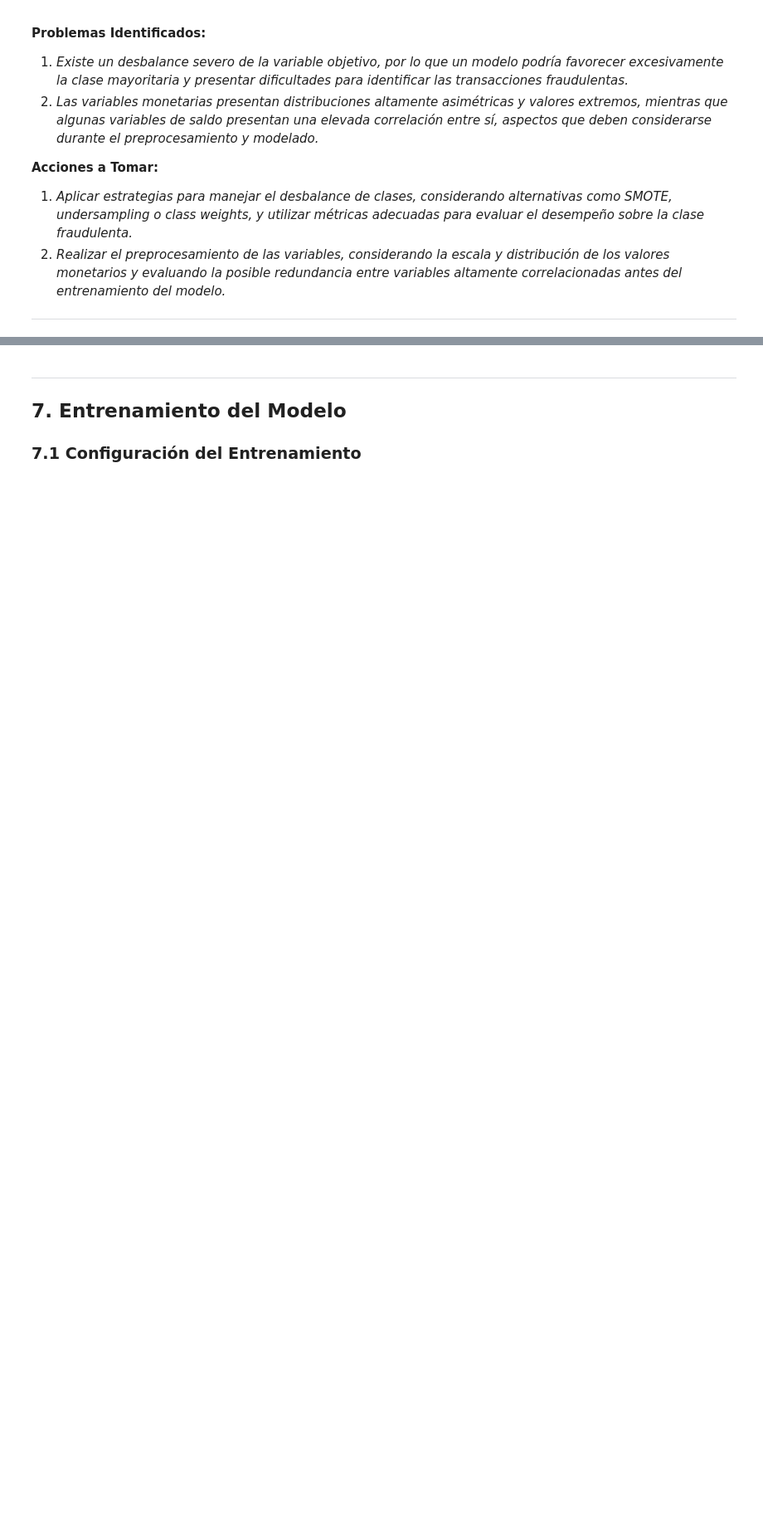
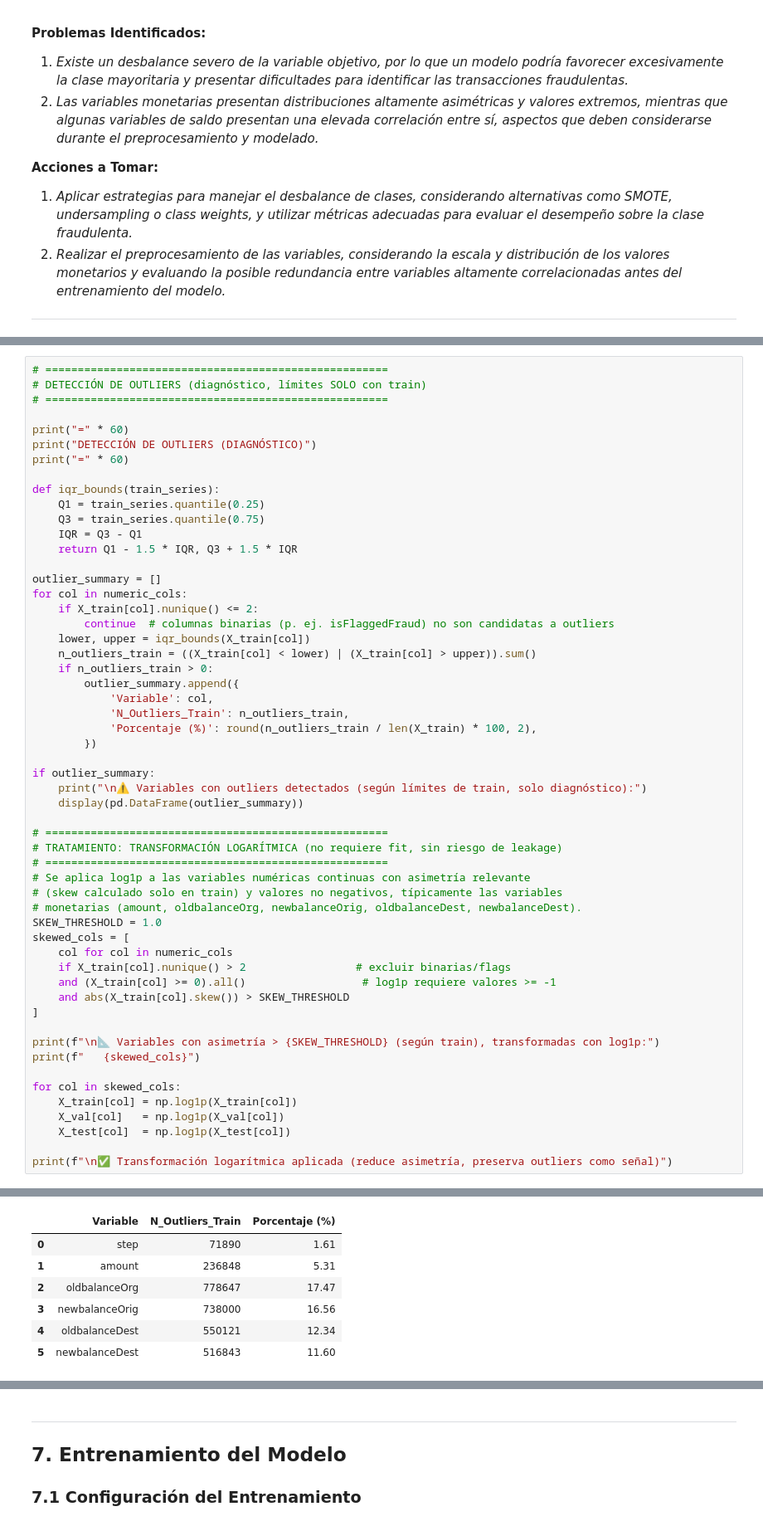
Before and after one commit to ddiazs-cyber/Trabajo-Final---BIG-DATA, a Jupyter notebook: notebooks/final_project.ipynb, the cells around one changed output, grey strips where cells are left out. Shown at 83% size. Cells and saved outputs as stored; diff of their text form; blank space fills up the shorter version.

```diff
--- a/notebooks/final_project.ipynb
+++ b/notebooks/final_project.ipynb
@@ -673,0 +720,56 @@ else:
+# %%
+# =====================================================
+# DETECCIÓN DE OUTLIERS (diagnóstico, límites SOLO con train)
+# =====================================================
+
+print("=" * 60)
+print("DETECCIÓN DE OUTLIERS (DIAGNÓSTICO)")
+print("=" * 60)
+
+def iqr_bounds(train_series):
+    Q1 = train_series.quantile(0.25)
+    Q3 = train_series.quantile(0.75)
+    IQR = Q3 - Q1
+    return Q1 - 1.5 * IQR, Q3 + 1.5 * IQR
+
+outlier_summary = []
+for col in numeric_cols:
+    if X_train[col].nunique() <= 2:
+        continue  # columnas binarias (p. ej. isFlaggedFraud) no son candidatas a outliers
+    lower, upper = iqr_bounds(X_train[col])
+    n_outliers_train = ((X_train[col] < lower) | (X_train[col] > upper)).sum()
+    if n_outliers_train > 0:
+        outlier_summary.append({
+            'Variable': col,
+            'N_Outliers_Train': n_outliers_train,
+            'Porcentaje (%)': round(n_outliers_train / len(X_train) * 100, 2),
+        })
+
+if outlier_summary:
+    print("\n⚠️ Variables con outliers detectados (según límites de train, solo diagnóstico):")
+    display(pd.DataFrame(outlier_summary))
+
+# =====================================================
+# TRATAMIENTO: TRANSFORMACIÓN LOGARÍTMICA (no requiere fit, sin riesgo de leakage)
+# =====================================================
+# Se aplica log1p a las variables numéricas continuas con asimetría relevante
+# (skew calculado solo en train) y valores no negativos, típicamente las variables
+# monetarias (amount, oldbalanceOrg, newbalanceOrig, oldbalanceDest, newbalanceDest).
+SKEW_THRESHOLD = 1.0
+skewed_cols = [
+    col for col in numeric_cols
+    if X_train[col].nunique() > 2                 # excluir binarias/flags
+    and (X_train[col] >= 0).all()                  # log1p requiere valores >= -1
+    and abs(X_train[col].skew()) > SKEW_THRESHOLD
+]
+
+print(f"\n📐 Variables con asimetría > {SKEW_THRESHOLD} (según train), transformadas con log1p:")
+print(f"   {skewed_cols}")
+
+for col in skewed_cols:
+    X_train[col] = np.log1p(X_train[col])
+    X_val[col]   = np.log1p(X_val[col])
+    X_test[col]  = np.log1p(X_test[col])
+
+print(f"\n✅ Transformación logarítmica aplicada (reduce asimetría, preserva outliers como señal)")
+# %% [output]
@@ -673,0 +781,7 @@ else:
+|  | Variable | N_Outliers_Train | Porcentaje (%) |
+| 0 | step | 71890 | 1.61 |
+| 1 | amount | 236848 | 5.31 |
+| 2 | oldbalanceOrg | 778647 | 17.47 |
+| 3 | newbalanceOrig | 738000 | 16.56 |
+| 4 | oldbalanceDest | 550121 | 12.34 |
+| 5 | newbalanceDest | 516843 | 11.60 |
```
Also changed, not shown: parts of 27 cells of this notebook.
